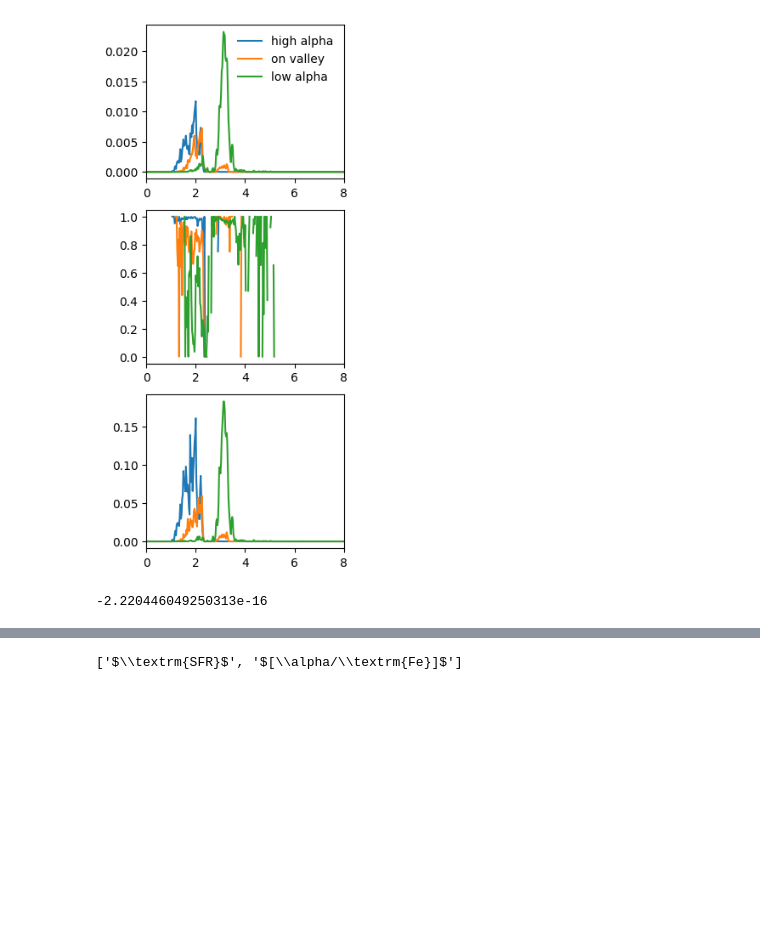
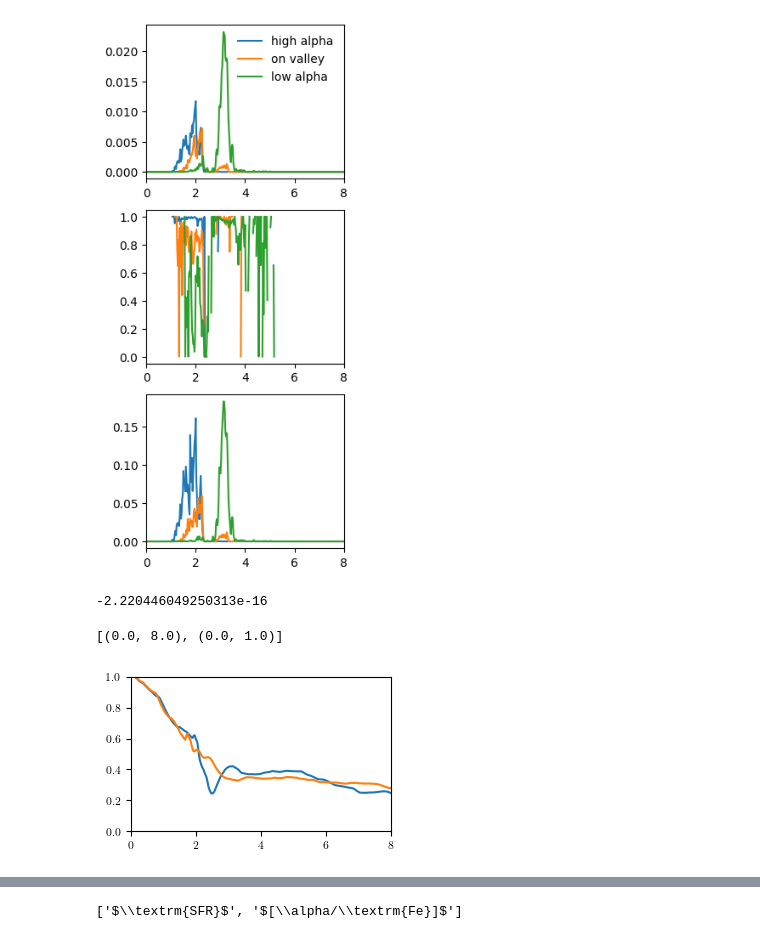
Before and after one commit to gusbeane/GSEgas, a Jupyter notebook: plots/gas_evol/gas_evol.ipynb, the cells around one changed output, grey strips where cells are left out. Cells and saved outputs as stored; diff of their text form; code cells hidden in the pictures; blank space fills up the shorter version.

```diff
--- a/plots/gas_evol/gas_evol.ipynb
+++ b/plots/gas_evol/gas_evol.ipynb
@@ -420,7 +420,7 @@ axs[0].legend(frameon=False)
 <matplotlib.legend.Legend at 0x...>
 [figure]
 # %%
-def get_summary(idx, sim, rmin=2, rmax=5, dsnap=0.025):
+def get_summary(idx, sim, rmin=2, rmax=5, dsnap=0.025, rgal=15):
     out = {}
     Rs = sim[0]
     Vv = sim[1]
@@ -438,17 +438,14 @@ def get_summary(idx, sim, rmin=2, rmax=5, dsnap=0.025):
     Time = snap['Header'].attrs['Time']
     out['Time'] = Time
 
-    pos0 = snap['PartType0/Coordinates'][:]
-    r0 = np.linalg.norm(pos0 - sub0pos, axis=1)
-    in_SN = np.logical_and(r0 > rmin, r0 < rmax)
-    in_gal = r0 < 15
-
     if NumPart_Total[4] > 0:
         pos4 = snap['PartType4/Coordinates'][:]
         r4 = np.linalg.norm(pos4 - sub0pos, axis=1)
         is_star_in_SN = np.logical_and(r4 > rmin, r4 < rmax)
         age4 = snap['PartType4/GFM_StellarFormationTime'][:]
         is_star_in_SN = np.logical_and(is_star_in_SN, age4 > 0)
+
+        is_star_in_gal = np.logical_and(age4 > 0, r4 < rgal)
 
         is_in_agebin = np.logical_and(age4 <= Time, age4 > Time - dsnap)
 
@@ -463,22 +460,26 @@ def get_summary(idx, sim, rmin=2, rmax=5, dsnap=0.025):
         logMgFe4 = logMgH4 - logFeH4
 
         out['Mstar'] = np.sum(mass4[is_star_in_SN])
+        out['globalMstar'] = np.sum(mass4[is_star_in_gal])
 
         key = np.logical_and(is_star_in_SN, is_in_agebin)
         out['dMstar'] = np.sum(mass4[key])
     else:
         out['Mstar'] = 0.0
         out['dMstar'] = 0.0
+        out['globalMstar'] = 0.0
 
     mass0 = snap['PartType0/Masses'][:]
     sfr0 = snap['PartType0/StarFormationRate'][:]
 
+    pos0 = snap['PartType0/Coordinates'][:]
+    r0 = np.linalg.norm(pos0 - sub0pos, axis=1)
+    in_SN = np.logical_and(r0 > rmin, r0 < rmax)
+    in_gal = r0 < rgal
 
     metals0 = snap['PartType0/GFM_Metals'][:]
     FeH = metals0[:,8] / GFM_SOLAR_ABUNDANCE_IRON
     MgH = metals0[:,6] / GFM_SOLAR_ABUNDANCE_MAGNESIUM
-
-
 
     logFeH = np.log10(FeH)
     logMgH = np.log10(MgH)
@@ -488,6 +489,7 @@ def get_summary(idx, sim, rmin=2, rmax=5, dsnap=0.025):
     out['BH_CumEgyInjection_QM'] = snap['PartType5/BH_CumEgyInjection_QM'][0]
     out['BH_CumEgyInjection_RM'] = snap['PartType5/BH_CumEgyInjection_RM'][0]
     out['BH_MdotEddington'] = snap['PartType5/BH_MdotEddington'][0]
+    out['BH_Mass'] = snap['PartType5/Masses'][0]
 
     out['Mgas'] = np.sum(mass0[in_SN])
     out['SFR'] = np.sum(sfr0[in_SN])
@@ -545,3 +547,14 @@ def get_dat_summary(sim, rmin=2, rmax=5):
 summary0 = get_dat_summary(sim0, rmin=0, rmax=12)
 summary1 = get_dat_summary(sim1, rmin=0, rmax=12)
 # summary2 = get_dat_summary(sim2)
+# %%
+fgas0 = summary0['globalMgas'] / (summary0['globalMgas'] + summary0['globalMstar'])
+fgas1 = summary1['globalMgas'] / (summary1['globalMgas'] + summary1['globalMstar'])
+
+fig, ax = plt.subplots(1, 1, figsize=(columnwidth, 0.6*columnwidth))
+ax.plot(summary0['Time'], fgas0)
+ax.plot(summary1['Time'], fgas1)
+ax.set(xlim=(0, 8), ylim=(0, 1))
+# %% [output]
+[(0.0, 8.0), (0.0, 1.0)]
+[figure, added]
```
Also changed, not shown: parts of 1 cell of this notebook, 1 other file.
